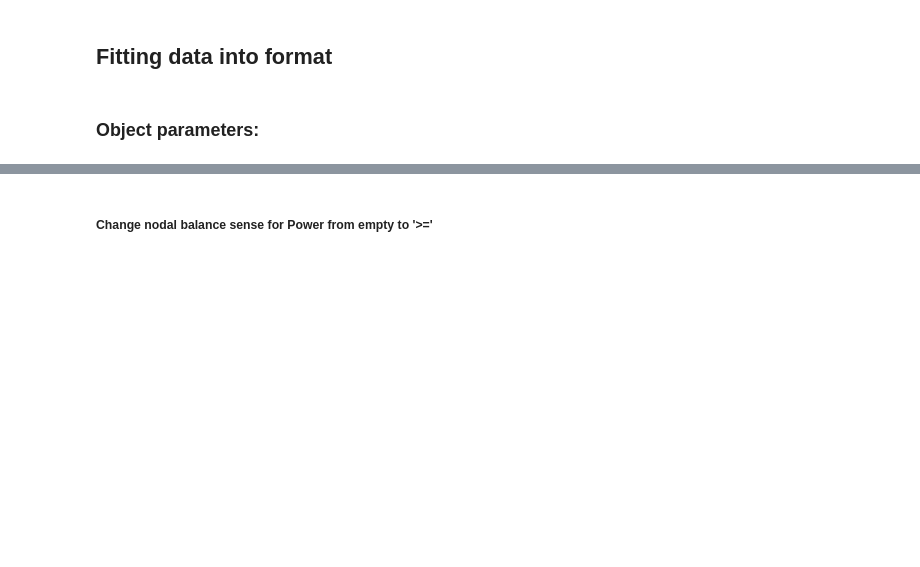
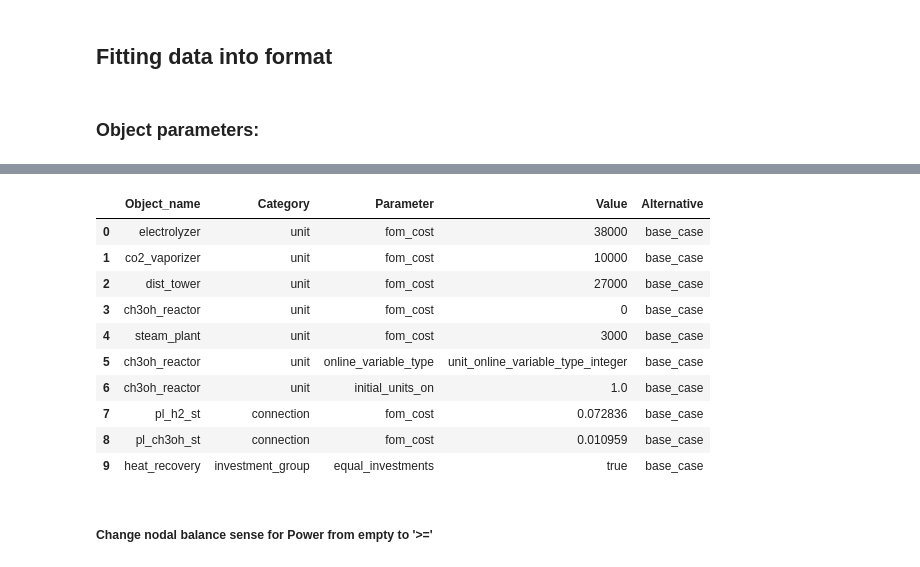
Before and after one commit to CSEI-EU/Nord_H2ub, a Jupyter notebook: spine_projects/01_input_data/00_functions/data_preparation_nord_h2ub_spine.ipynb, the cells around one changed output, grey strips where cells are left out. Saved outputs shown, nothing was run; the diff lists cells and outputs as text; code cells hidden in the pictures; blank space fills up the shorter version.

Commit message:
added district heating values to Definition_parameters

```diff
--- a/spine_projects/01_input_data/00_functions/data_preparation_nord_h2ub_spine.ipynb
+++ b/spine_projects/01_input_data/00_functions/data_preparation_nord_h2ub_spine.ipynb
@@ -364,14 +351,32 @@ unit_parameters_df.head()
 # %%
 # Create a new data frame for parameters that are given as durations
 # Necessary as SpineToolbox needs a separate input to map the parameter correctly
 
 duration_parameter = 'min_down_time'
 unit_parameters_duration_df = unit_parameters_df[unit_parameters_df['Parameter'] == duration_parameter]
 # Resetting the index
 unit_parameters_duration_df = unit_parameters_duration_df.reset_index(drop=True)
 
 # Creating another DataFrame with rows that do not meet the condition
 unit_parameters_rest_df = unit_parameters_df[unit_parameters_df['Parameter'] != duration_parameter]
+
+# Add district heating
+if district_heating:
+    unit_parameters_rest_df = pd.concat([unit_parameters_rest_df, dh_sheets_mapping['Definition_parameters']], ignore_index=True)
+else:
+    pass
+# %% [output]
+|  | Object_name | Category | Parameter | Value | Alternative |
+| 0 | electrolyzer | unit | fom_cost | 38000 | base_case |
+| 1 | co2_vaporizer | unit | fom_cost | 10000 | base_case |
+| 2 | dist_tower | unit | fom_cost | 27000 | base_case |
+| 3 | ch3oh_reactor | unit | fom_cost | 0 | base_case |
+| 4 | steam_plant | unit | fom_cost | 3000 | base_case |
+| 5 | ch3oh_reactor | unit | online_variable_type | unit_online_variable_type_integer | base_case |
+| 6 | ch3oh_reactor | unit | initial_units_on | 1.0 | base_case |
+| 7 | pl_h2_st | connection | fom_cost | 0.072836 | base_case |
+| 8 | pl_ch3oh_st | connection | fom_cost | 0.010959 | base_case |
+| 9 | heat_recovery | investment_group | equal_investments | true | base_case |
 # %%
 # Create the balance type of the nodes
 columns_to_select1 = ['Input1', 'Input2', 'Input3', 'Input4','Output1', 'Output2', 'Output3', 'Output4']
```
Also changed, not shown: parts of 35 cells of this notebook, 1 other file.
